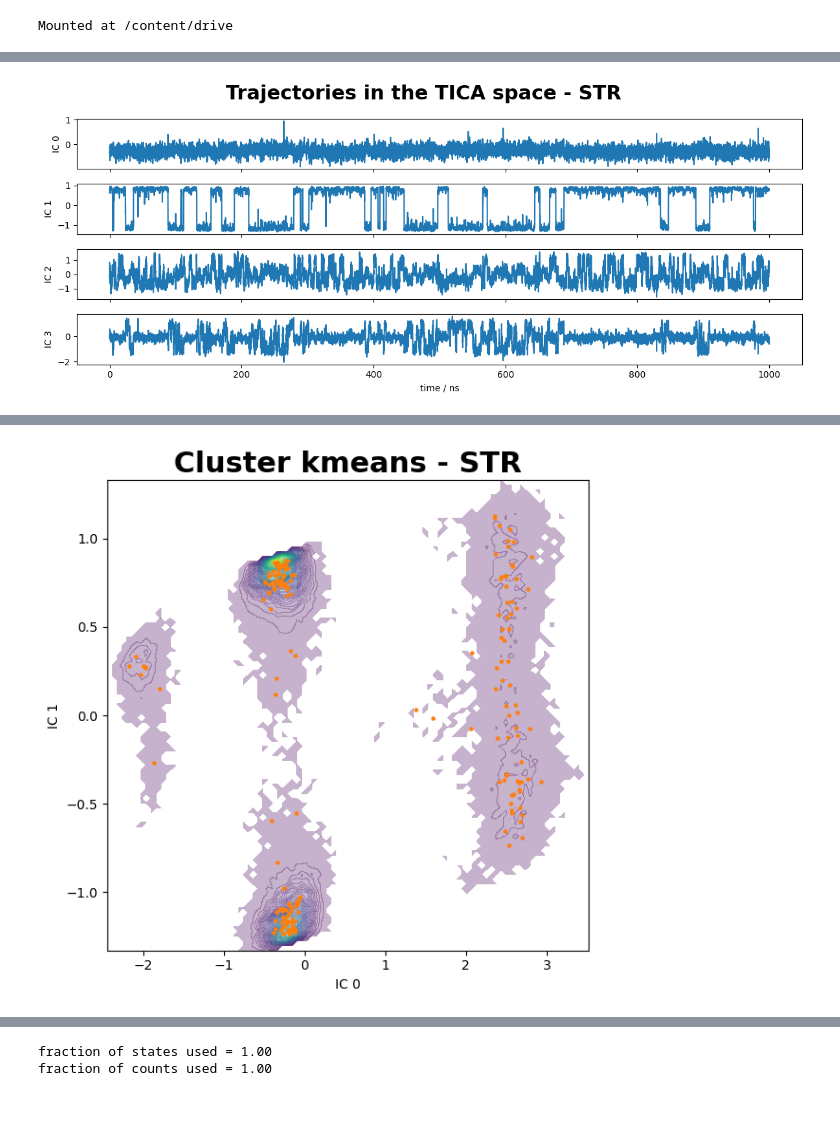
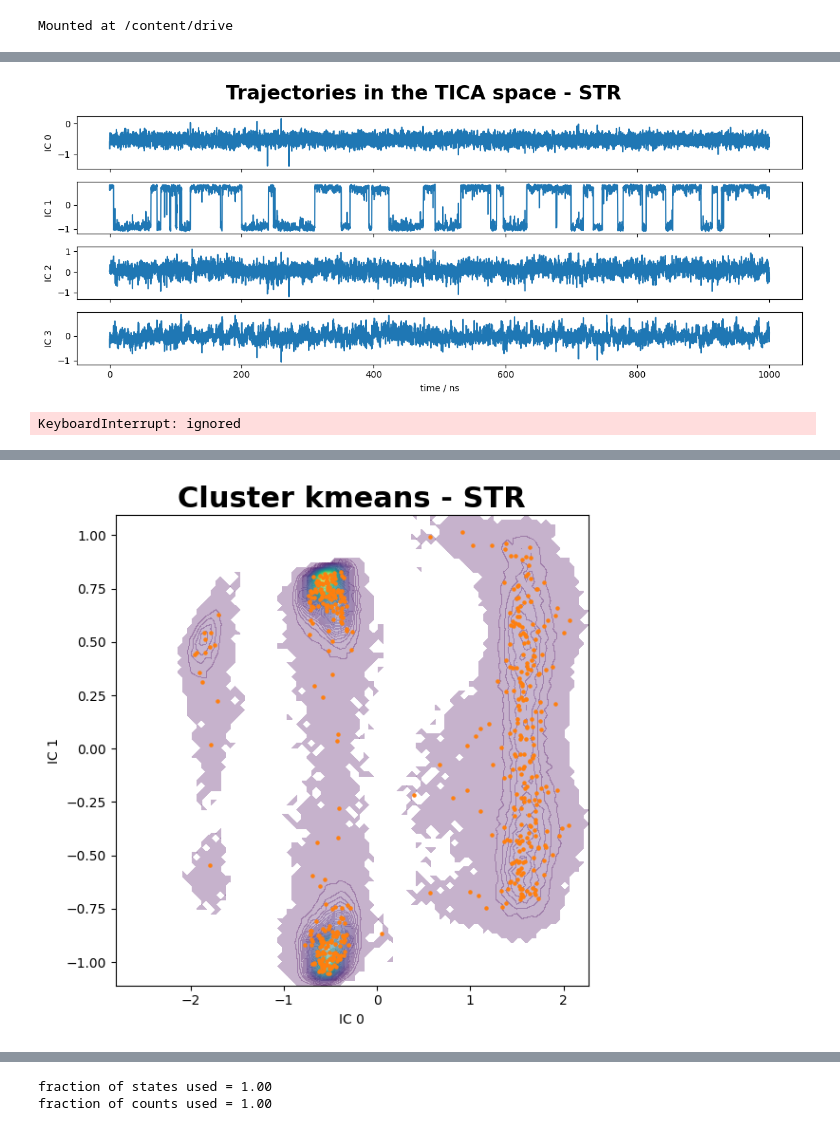
Before and after one commit to saguileran/MD-SCPI, a Jupyter notebook: NoteBooks/PyEMMA_STR.ipynb, the cells around one changed output, grey strips where cells are left out. Cells and saved outputs as stored; diff of their text form; code cells hidden in the pictures.

```diff
--- a/NoteBooks/PyEMMA_STR.ipynb
+++ b/NoteBooks/PyEMMA_STR.ipynb
@@ -38,14 +38,15 @@ def score_cv(data, dim, lag, number_of_splits=10, validation_fraction=0.5):
 ligand = 'STR'
 root = '/content/drive/MyDrive/MolecularDynamics_2023/USP/MC/{}/7000K/'.format(ligand)
 pdb = '/content/drive/MyDrive/MolecularDynamics_2023/USP/MC/{}_H.pdb'.format(ligand)
-files = [root+str(i)+".nc" for i in random.sample(range(0,50),10)]
+files = [root+str(i)+".nc" for i in range(0,50)]#random.sample(range(0,50),10)]
 feat = coor.featurizer(pdb)
 # just use all xyz-coordinates
 feat.add_all()
 data = coor.load(files, features=feat)
 labels = ['coordinates']
 # %%
-tica = pyemma.coordinates.tica(data, lag=5)
+lagtime = 20
+tica = pyemma.coordinates.tica(data, lag=lagtime, dim=10)
 tica_output = tica.get_output()
 tica_concatenated = np.concatenate(tica_output)
 # %%
@@ -80,51 +81,53 @@ axes[-1].set_xlabel('time / ns')
 plt.suptitle('Trajectories in the TICA space - '+ligand, fontweight='bold', fontsize='22')
 fig.tight_layout()
 # %% [output]
-[figure, old version]
+[figure, new version]
 # %%
 %%capture
 
-# fig, (ax, ax_1) = plt.subplots(1,2,figsize=(14,7))
+fig, (ax, ax_1) = plt.subplots(1,2,figsize=(14,7))
 
-# n_clustercenters = [5, 10, 30, 75, 200, 450, 900]
-# scores = np.zeros((len(n_clustercenters), 5))
-# for n, k in enumerate(n_clustercenters):
-#     for m in range(5):
-#         #with pyemma.util.contexts.settings(show_progress_bars=False):
-#             _cl = pyemma.coordinates.cluster_kmeans(
-#                 tica_output, k=k, max_iter=50, stride=50)
-#             _msm = pyemma.msm.estimate_markov_model(_cl.dtrajs, 5)
-#             scores[n, m] = _msm.score_cv(
-#                 _cl.dtrajs, n=1, score_method='VAMP2', score_k=min(10, k))
+n_clustercenters = [5, 10, 30, 75, 200, 500]
+scores = np.zeros((len(n_clustercenters), 5))
+for n, k in enumerate(n_clustercenters):
+    for m in range(5):
+        #with pyemma.util.contexts.settings(show_progress_bars=False):
+            _cl = pyemma.coordinates.cluster_kmeans(
+                tica_output, k=k, max_iter=50, stride=50)
+            _msm = pyemma.msm.estimate_markov_model(_cl.dtrajs, 5)
+            scores[n, m] = _msm.score_cv(
+                _cl.dtrajs, n=1, score_method='VAMP2', score_k=min(10, k))
 
-# lower, upper = pyemma.util.statistics.confidence_interval(scores.T.tolist(), conf=0.9)
-# ax.fill_between(n_clustercenters, lower, upper, alpha=0.3)
-# ax.plot(n_clustercenters, np.mean(scores, axis=1), '-o')
-# ax.semilogx()
-# ax.set_xlabel('number of cluster centers')
-# ax.set_ylabel('VAMP-2 score')
+lower, upper = pyemma.util.statistics.confidence_interval(scores.T.tolist(), conf=0.9)
+ax.fill_between(n_clustercenters, lower, upper, alpha=0.3)
+ax.plot(n_clustercenters, np.mean(scores, axis=1), '-o')
+ax.semilogx()
+ax.set_xlabel('number of cluster centers')
+ax.set_ylabel('VAMP-2 score')
 
-# # ---------------  dimensions ---------------
-# lags = [1, 2, 5, 10, 20, 50, 100]
-# dims = [i + 1 for i in range(10)]
+# ---------------  dimensions ---------------
+lags = [1, 2, 5, 10, 20, 50, 100]
+dims = [i + 1 for i in range(10)]
 
-# for i, lag in enumerate(lags):
-#     scores_ = np.array([score_cv(data, dim, lag)
-#                         for dim in dims])
-#     scores = np.mean(scores_, axis=1)
-#     errors = np.std(scores_, axis=1, ddof=1)
-#     color = 'C{}'.format(i)
-#     ax_1.fill_between(dims, scores - errors, scores + errors, alpha=0.3, facecolor=color)
-#     ax_1.plot(dims, scores, '--o', color=color, label='lag={:.1f}steps'.format(lag * 1.0))
-# ax_1.legend()
-# ax_1.set_xlabel('number of dimensions')
-# ax_1.set_ylabel('VAMP2 score')
+for i, lag in enumerate(lags):
+    scores_ = np.array([score_cv(data, dim, lag)
+                        for dim in dims])
+    scores = np.mean(scores_, axis=1)
+    errors = np.std(scores_, axis=1, ddof=1)
+    color = 'C{}'.format(i)
+    ax_1.fill_between(dims, scores - errors, scores + errors, alpha=0.3, facecolor=color)
+    ax_1.plot(dims, scores, '--o', color=color, label='lag={:.1f}steps'.format(lag * 1.0))
+ax_1.legend()
+ax_1.set_xlabel('number of dimensions')
+ax_1.set_ylabel('VAMP2 score')
 
-# fig.tight_layout()
+fig.tight_layout()
+# %% [output]
+KeyboardInterrupt: ignored
 # %%
 #@title Clusters
 plt.close()
-cluster = pyemma.coordinates.cluster_kmeans(tica_output, k=200, max_iter=300, stride=1, fixed_seed=1)
+cluster = pyemma.coordinates.cluster_kmeans(tica_output, k=500, stride=1, fixed_seed=1) #, max_iter=300
 dtrajs_concatenated = np.concatenate(cluster.dtrajs)
 
 fig, ax = plt.subplots(figsize=(6, 6))
@@ -138,2 +143,2 @@ fig.tight_layout()
-[figure, old version]
+[figure, new version]
 # %%
```
Also changed, not shown: parts of 22 cells of this notebook.
